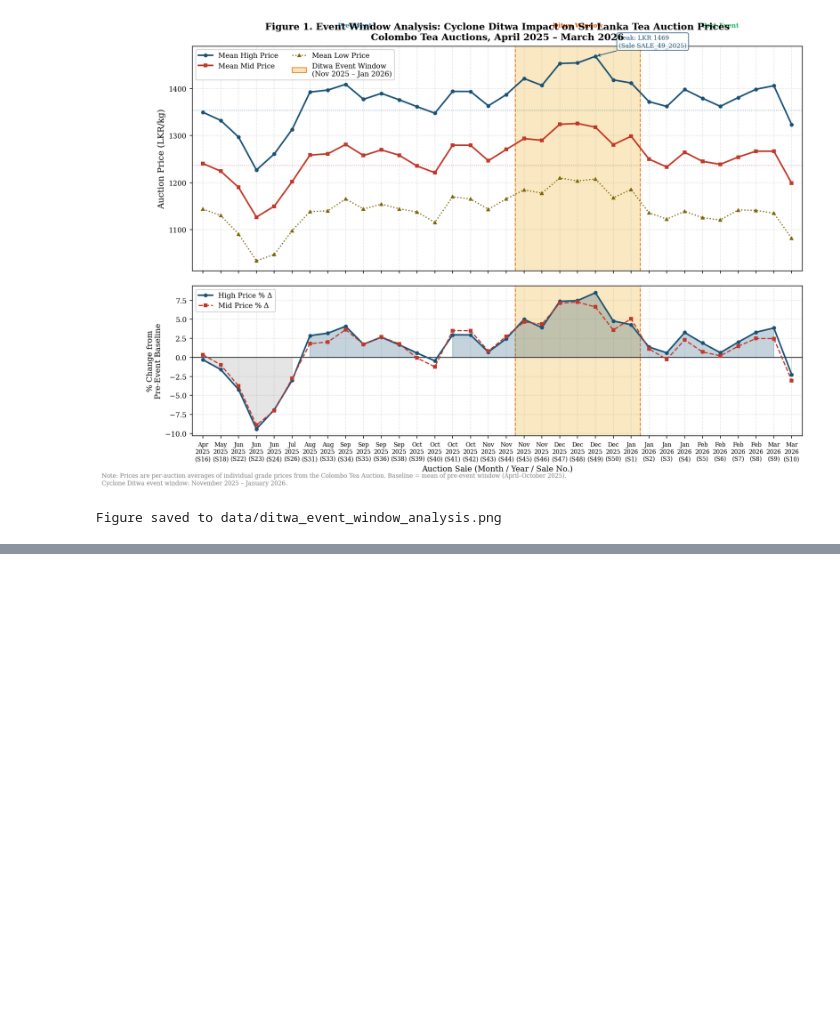
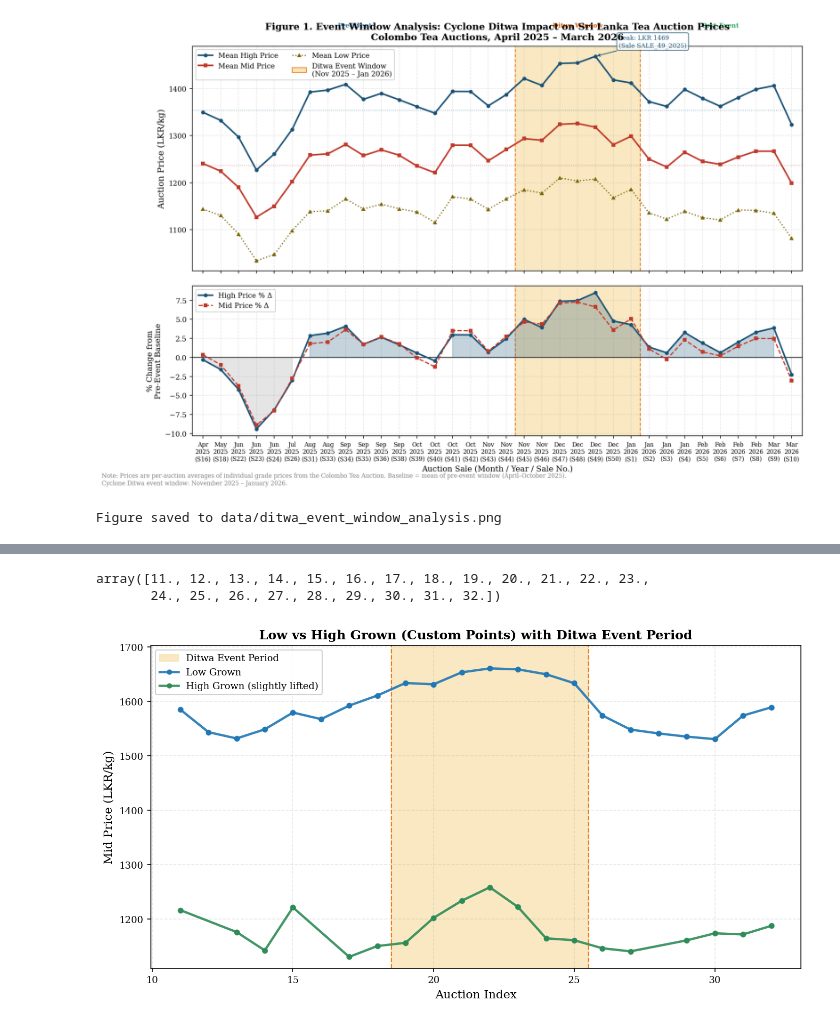
Before and after one commit to hesandism/data-analysis-for-tea-industry, a Jupyter notebook: notebook/visualization_eda.ipynb, the cells around one changed output, grey strips where cells are left out. Saved outputs shown, nothing was run; the diff lists cells and outputs as text; code cells hidden in the pictures; blank space fills up the shorter version.

```diff
--- a/notebook/visualization_eda.ipynb
+++ b/notebook/visualization_eda.ipynb
@@ -369,0 +345,56 @@ array([1214.        , 1173.75      , 1140.        , 1128.21428571,
+# %%
+low_x = np.asarray(data_dic['low_grown'][0], dtype=float)
+low_y = np.asarray(data_dic['low_grown'][1], dtype=float)
+high_x = np.asarray(data_dic['high_grown'][0], dtype=float)
+high_y = np.asarray(data_dic['high_grown'][1], dtype=float)
+hi
+# %% [output]
+array([11., 12., 13., 14., 15., 16., 17., 18., 19., 20., 21., 22., 23.,
+       24., 25., 26., 27., 28., 29., 30., 31., 32.])
+# %%
+# Rebuild custom plot from extracted points, with Ditwa event window highlighted.
+low_x = np.asarray(data_dic['low_grown'][0], dtype=float)
+low_y = np.asarray(data_dic['low_grown'][1], dtype=float)
+high_x = np.asarray(data_dic['high_grown'][0], dtype=float)
+high_y = np.asarray(data_dic['high_grown'][1], dtype=float)
+
+# Slightly lift high-grown line for visual separation in this view.
+high_lift = 0.02 * (np.nanmax(high_y) - np.nanmin(high_y))
+high_y_adj = high_y + high_lift
+
+fig4, ax4 = plt.subplots(figsize=(11, 5.5))
+
+# Ditwa period from sale_agg / configured start-end sales.
+ditwa_start_idx = sale_agg.loc[sale_agg['sale_id'] == DITWA_START_SALE, 'auction_idx'].iloc[0] - 0.5
+ditwa_end_idx = sale_agg.loc[sale_agg['sale_id'] == DITWA_END_SALE, 'auction_idx'].iloc[0] + 0.5
+
+# Clip shading to current x-range of this custom data.
+x_all = np.concatenate([low_x, high_x])
+x_min_data, x_max_data = np.nanmin(x_all), np.nanmax(x_all)
+shade_start = max(ditwa_start_idx, x_min_data - 0.5)
+shade_end = min(ditwa_end_idx, x_max_data + 0.5)
+if shade_start < shade_end:
+    ax4.axvspan(shade_start, shade_end, color='#f9e4b7', alpha=0.85, zorder=0, label='Ditwa Event Period')
+    ax4.axvline(shade_start, color='#e67e22', lw=1.1, ls='--', zorder=1)
+    ax4.axvline(shade_end, color='#e67e22', lw=1.1, ls='--', zorder=1)
+
+ax4.plot(low_x, low_y, color='#1f77b4', lw=2.2, marker='o', ms=4, alpha=0.9, label='Low Grown')
+ax4.plot(high_x, high_y_adj, color='#2e8b57', lw=2.2, marker='o', ms=4, alpha=0.9, label='High Grown (slightly lifted)')
+
+ax4.scatter(low_x, low_y, color='#1f77b4', s=22, alpha=0.65, zorder=4)
+ax4.scatter(high_x, high_y_adj, color='#2e8b57', s=22, alpha=0.65, zorder=4)
+
+# Expand y-axis a little for extra breathing room.
+y_min = min(np.nanmin(low_y), np.nanmin(high_y_adj))
+y_max = max(np.nanmax(low_y), np.nanmax(high_y_adj))
+y_span = y_max - y_min if y_max > y_min else 1.0
+ax4.set_ylim(y_min - 0.04 * y_span, y_max + 0.08 * y_span)
+
+ax4.set_title('Low vs High Grown (Custom Points) with Ditwa Event Period', fontsize=12, fontweight='bold')
+ax4.set_xlabel('Auction Index')
+ax4.set_ylabel('Mid Price (LKR/kg)')
+ax4.legend(loc='upper left', framealpha=0.9)
+ax4.grid(True, alpha=0.3, linestyle='--')
+plt.show()
+# %% [output]
+[figure, added]
```
Also changed, not shown: parts of 3 cells of this notebook.
